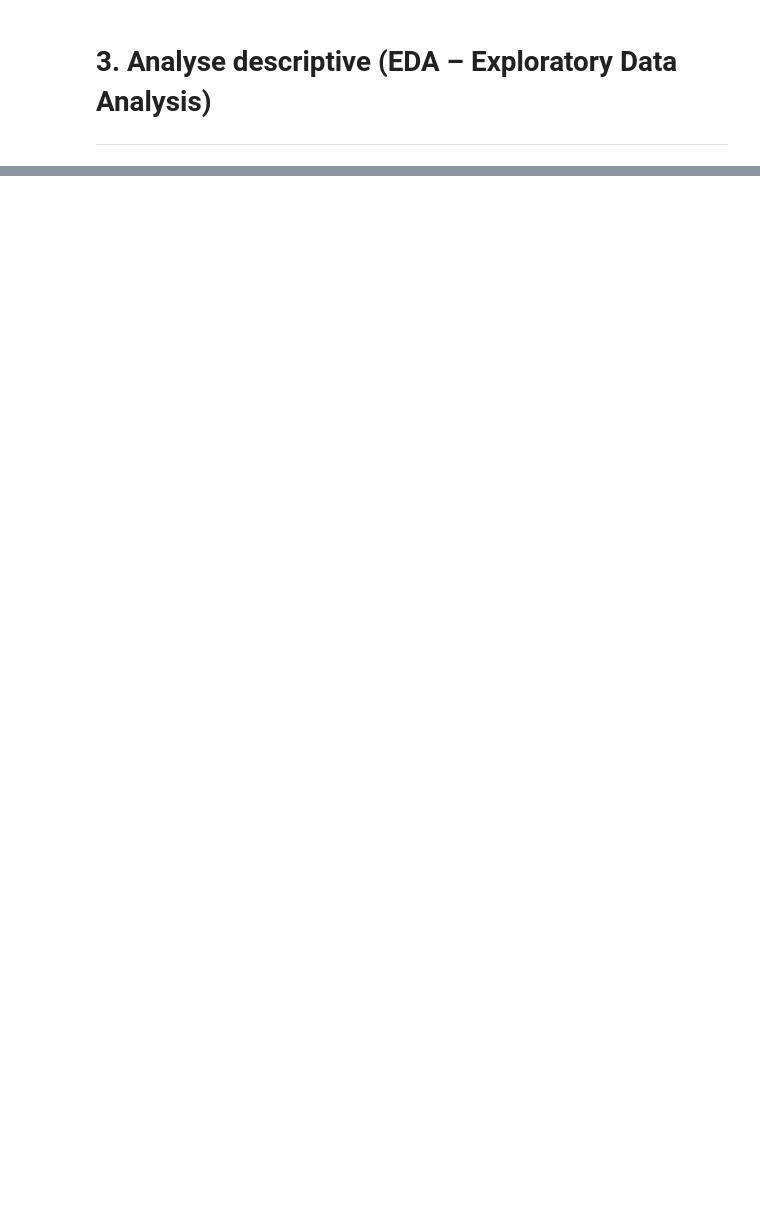
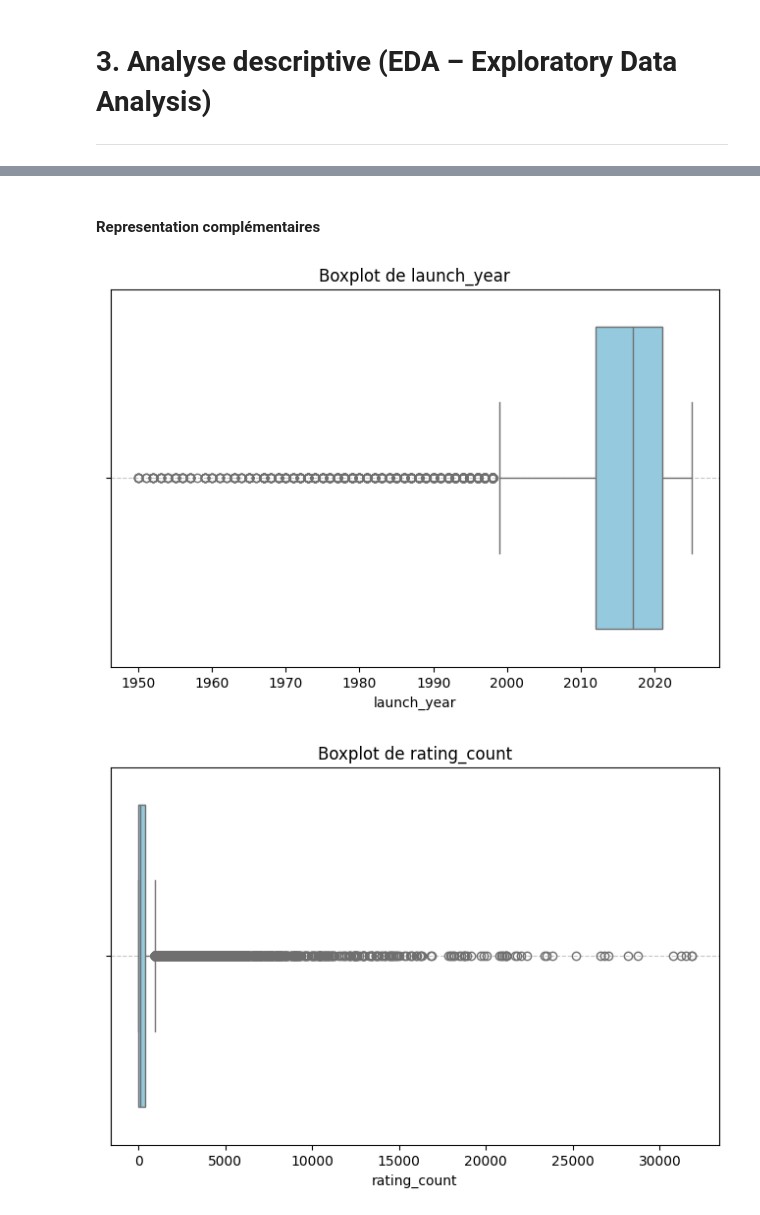
Before and after one commit to ThomasAPRichard/M1_DS, a Jupyter notebook: Analyse_de_Données/Projet_AD/Data_analyse_Fragrantica/Brouillon.ipynb, the cells around one changed output, grey strips where cells are left out. Cells and saved outputs as stored; diff of their text form; code cells hidden in the pictures; blank space fills up the shorter version.

```diff
--- a/Analyse_de_Données/Projet_AD/Data_analyse_Fragrantica/Brouillon.ipynb
+++ b/Analyse_de_Données/Projet_AD/Data_analyse_Fragrantica/Brouillon.ipynb
@@ -430,0 +469,12 @@ Valeurs extrêmes pour Launch_year :
+# %%
+# Détection des valeurs extrêmes (outliers) pour chaque variable
+# Utilisation de la règle des 1.5 * IQR (Interquartile Range)
+for col in ['launch_year', 'rating_value', 'rating_count']:
+    Q1 = FDS[col].quantile(0.25)  # Premier quartile
+    Q3 = FDS[col].quantile(0.75)  # Troisième quartile
+    IQR = Q3 - Q1  # Intervalle interquartile
+    lower_bound = Q1 - 1.5 * IQR
+    upper_bound = Q3 + 1.5 * IQR
+    outliers = FDS[(FDS[col] < lower_bound) | (FDS[col] > upper_bound)]
+    print(f"\nOutliers pour {col} : {len(outliers)} valeurs extrêmes détectées.")
+    print(outliers[[col]])
@@ -430,0 +516,24 @@ Valeurs extrêmes pour Launch_year :
+# %% [markdown]
+#### Representation complémentaires
+# %%
+# Boxplots pour visualiser la médiane, la dispersion et les outliers
+for col in var_num:
+    plt.figure(figsize=(8, 5))
+    sns.boxplot(x=FDS[col], color='skyblue')
+    plt.title(f"Boxplot de {col}")
+    plt.xlabel(col)
+    plt.grid(axis='y', linestyle='--', alpha=0.7)
+    plt.show()
+
+# Density plots (KDE) pour visualiser la forme de la distribution
+for col in var_num:
+    plt.figure(figsize=(8, 5))
+    sns.kdeplot(FDS[col].dropna(), fill=True, color='skyblue', alpha=0.6)
+    plt.title(f"Density Plot de {col}")
+    plt.xlabel(col)
+    plt.ylabel("Densité")
+    plt.grid(axis='y', linestyle='--', alpha=0.7)
+    plt.show()
+# %% [output]
+[figure, added]
+[figure, added]
```
Also changed, not shown: parts of 77 cells of this notebook, 12 other files.
